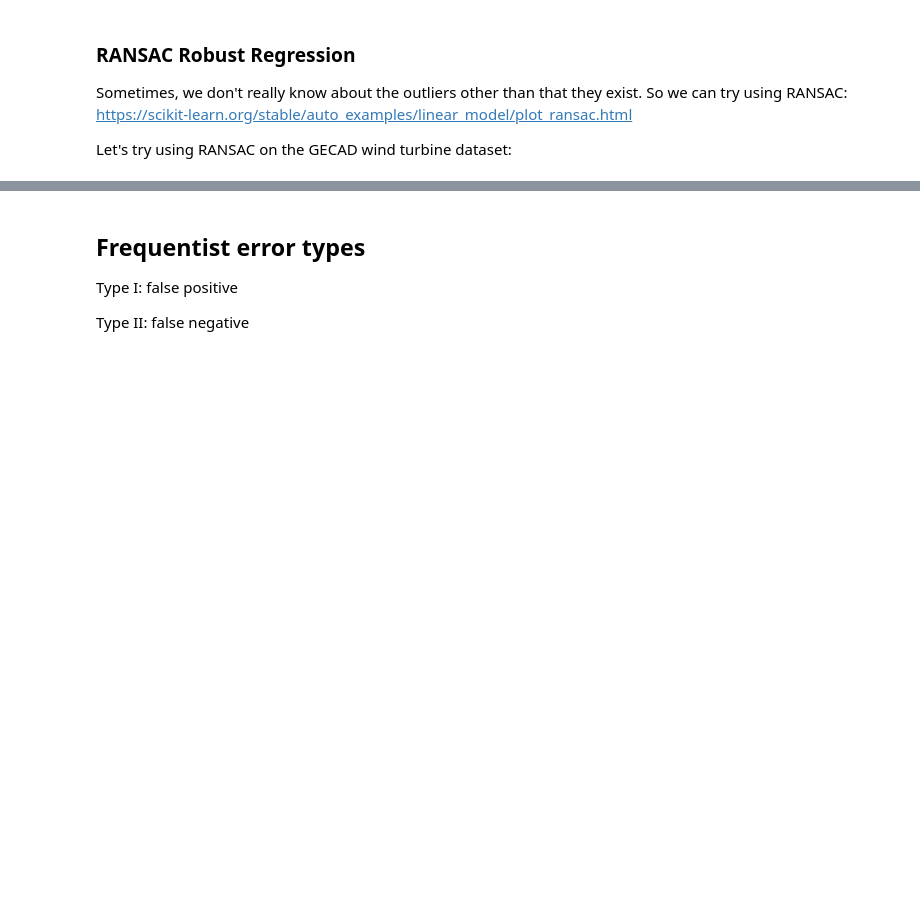
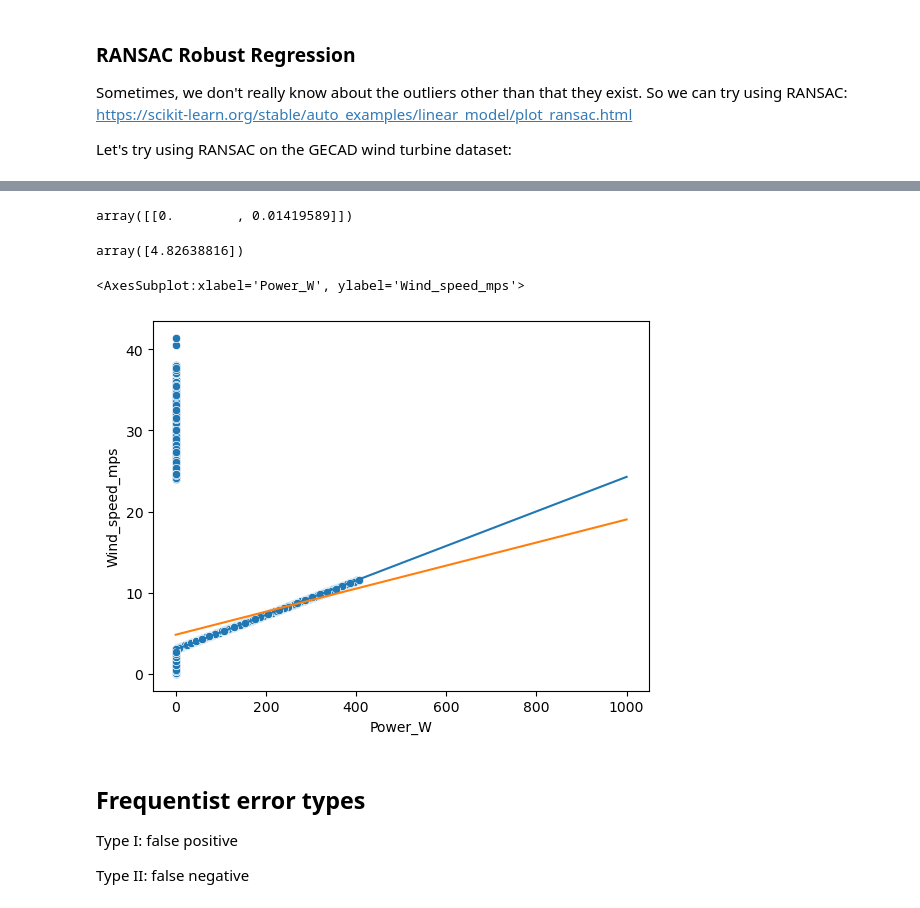
Before and after one commit to curtywang/ee5020-notes-fa22, a Jupyter notebook: day06_soln/more_linear_models.ipynb, the cells around one changed output, grey strips where cells are left out. Drawn from its saved outputs; the diff is of its cells as text; code cells hidden in the pictures; blank space fills up the shorter version.

Commit message:
finished ransac

```diff
--- a/day06_soln/more_linear_models.ipynb
+++ b/day06_soln/more_linear_models.ipynb
@@ -178,0 +244,5 @@ Let's try using RANSAC on the GECAD wind turbine dataset:
+# %%
+import sklearn.linear_model as lm
+
+ransac_turbine_model = lm.RANSACRegressor(min_samples=0.8)
+ransac_turbine_model_results = ransac_turbine_model.fit(ransac_turbine_X, ransac_turbine_y)
@@ -179,3 +263,31 @@ Let's try using RANSAC on the GECAD wind turbine dataset:
+# %%
+linear_turbine_model = lm.LinearRegression()
+linear_turbine_model_results = linear_turbine_model.fit(ransac_turbine_X, ransac_turbine_y)
+# %%
+linear_turbine_model_results.coef_
+# %% [output]
+array([[0.        , 0.01419589]])
+# %%
+linear_turbine_model_results.intercept_
+# %% [output]
+array([4.82638816])
+# %%
+linear_model_uniform_sample_x = np.linspace(0, 1000, num=1001)
+linear_model_uniform_sample_y = (
+    linear_turbine_model_results.coef_[0, 1] * linear_model_uniform_sample_x +
+    linear_turbine_model_results.intercept_)
+# %%
+ransac_model_uniform_sample_x = np.linspace(0, 1000, num=1001)
+ransac_model_uniform_sample_y = (
+    ransac_turbine_model_results.estimator_.coef_[0, 1] * ransac_model_uniform_sample_x +
+    ransac_turbine_model_results.estimator_.intercept_)
+# %%
+sns.scatterplot(x=ransac_turbine_X["Power_W"], y=ransac_turbine_y["Wind_speed_mps"])
+sns.lineplot(x=ransac_model_uniform_sample_x, y=ransac_model_uniform_sample_y, )
+sns.lineplot(x=linear_model_uniform_sample_x, y=linear_model_uniform_sample_y, )
+# %% [output]
+<AxesSubplot:xlabel='Power_W', ylabel='Wind_speed_mps'>
+[figure, added]
 # %% [markdown]
 ## Frequentist error types
 
```
Also changed, not shown: parts of 10 cells of this notebook.
